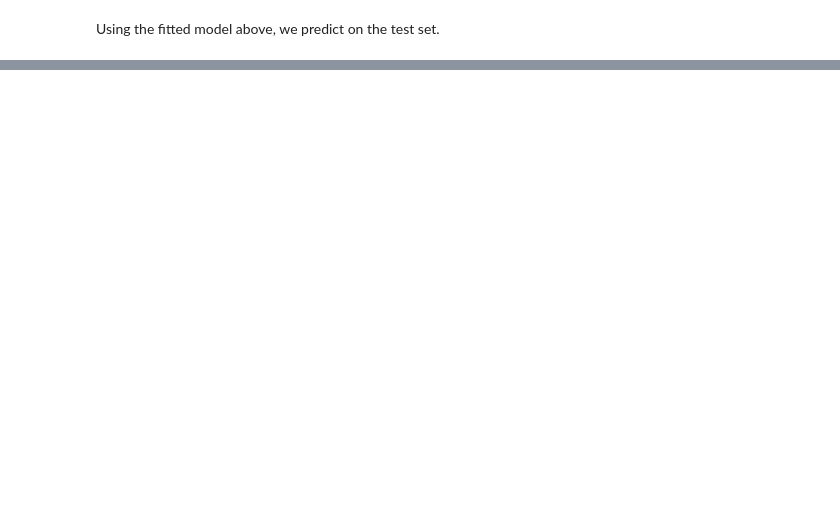
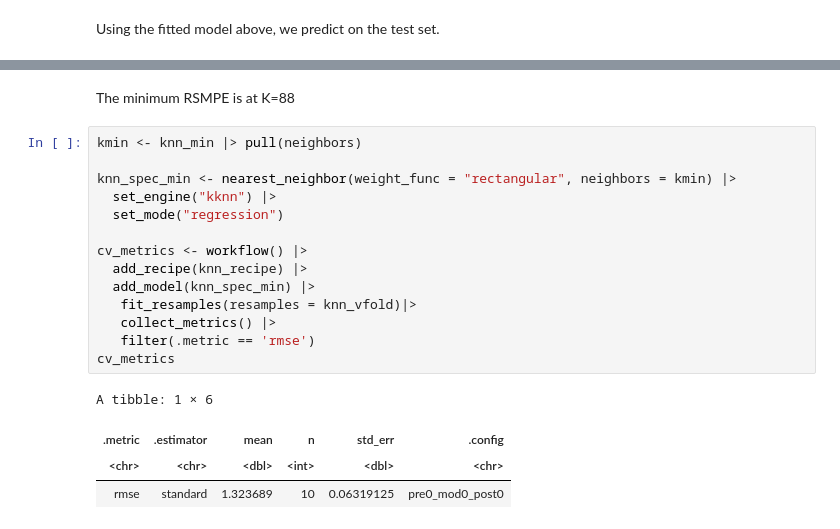
Before and after one commit to UBC-DSCI-310-2025W2/dsci-310-group-5, a Jupyter notebook: analysis_movie-revenue.ipynb, the cells around one changed output, grey strips where cells are left out. Drawn from its saved outputs; the diff is of its cells as text; blank space fills up the shorter version.

```diff
--- a/analysis_movie-revenue.ipynb
+++ b/analysis_movie-revenue.ipynb
@@ -219,0 +302,21 @@ preds_plot
+# %% [markdown]
+The minimum RSMPE is at K=88
+# %%
+kmin <- knn_min |> pull(neighbors)
+
+knn_spec_min <- nearest_neighbor(weight_func = "rectangular", neighbors = kmin) |>
+  set_engine("kknn") |>
+  set_mode("regression")
+
+cv_metrics <- workflow() |>
+  add_recipe(knn_recipe) |>
+  add_model(knn_spec_min) |>
+   fit_resamples(resamples = knn_vfold)|>
+   collect_metrics() |>
+   filter(.metric == 'rmse')
+cv_metrics
+# %% [output]
+A tibble: 1 × 6
+| .metric | .estimator | mean | n | std_err | .config |
+| <chr> | <chr> | <dbl> | <int> | <dbl> | <chr> |
+| rmse | standard | 1.323689 | 10 | 0.06319125 | pre0_mod0_post0 |
```
Also changed, not shown: parts of 19 cells of this notebook, 1 other file.
